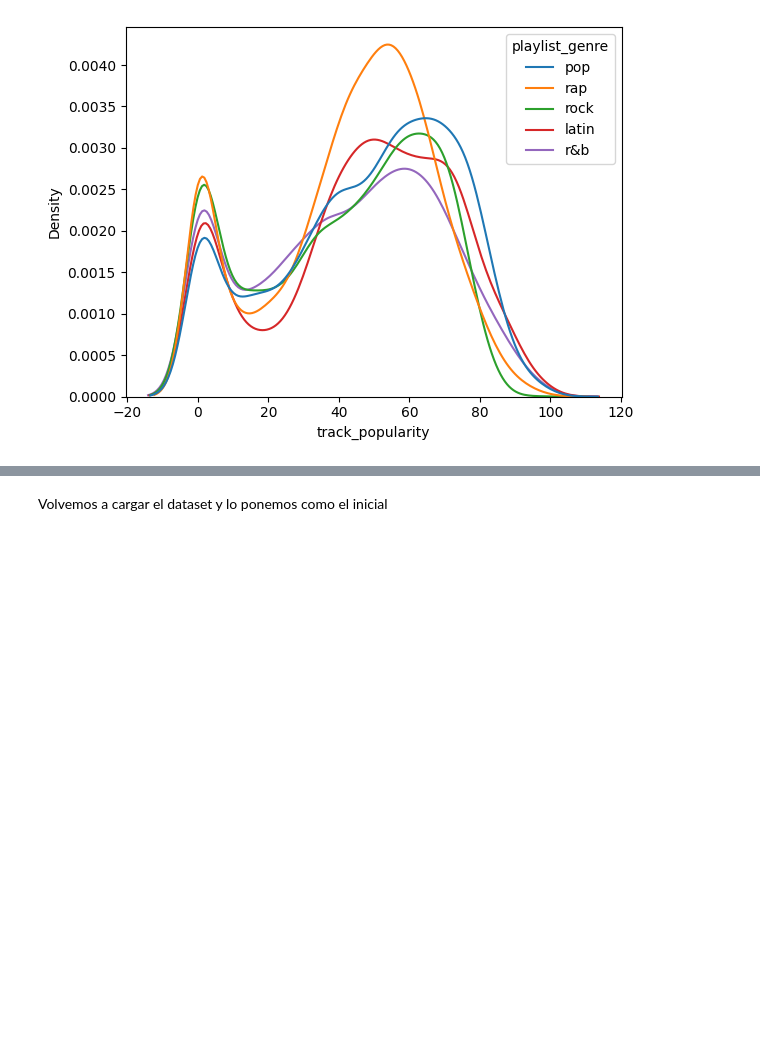
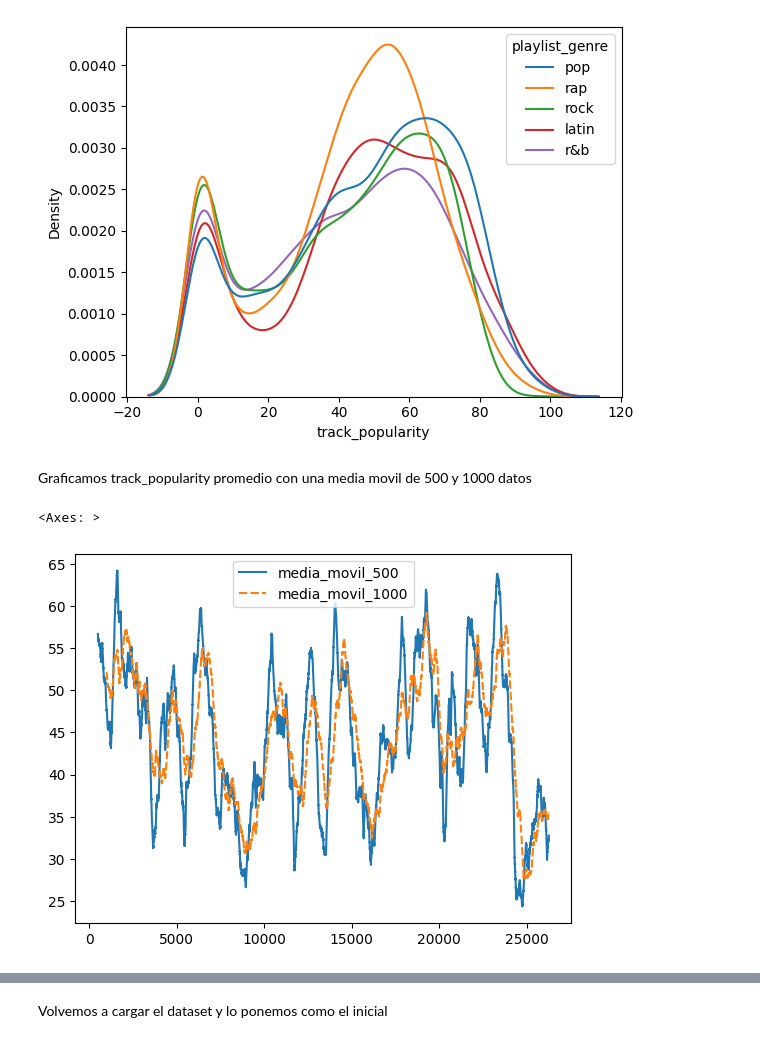
Before and after one commit to ichiP245/TP_Kaggle_Predictivo, a Jupyter notebook: Notebooks/Modelos6.ipynb, the cells around one changed output, grey strips where cells are left out. Drawn from its saved outputs; the diff is of its cells as text; code cells hidden in the pictures; blank space fills up the shorter version.

```diff
--- a/Notebooks/Modelos6.ipynb
+++ b/Notebooks/Modelos6.ipynb
@@ -77,3 +86,13 @@ sns.kdeplot(data=df[['playlist_genre', 'track_popularity']], x='track_popularity
 # %% [output]
 <Axes: xlabel='track_popularity', ylabel='Density'>
 [figure]
+# %% [markdown]
+Graficamos track_popularity promedio con una media movil de 500 y 1000 datos
+# %%
+df.loc[df['track_popularity']!=0, 'media_movil_500'] = df['track_popularity'].rolling(500).mean()
+df.loc[df['track_popularity']!=0, 'media_movil_1000'] = df['track_popularity'].rolling(1000).mean()
+
+sns.lineplot(data=df[['media_movil_500', 'media_movil_1000']])
+# %% [output]
+<Axes: >
+[figure, added]
```
Also changed, not shown: parts of 37 cells of this notebook.
